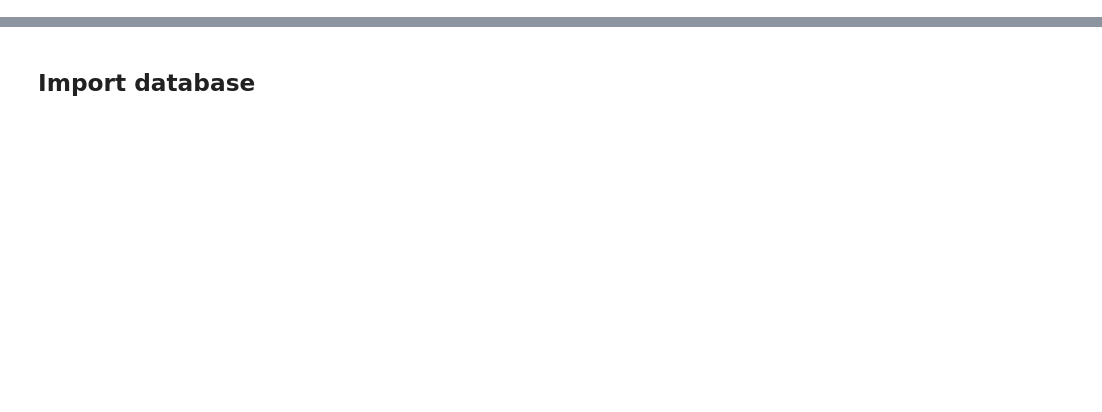
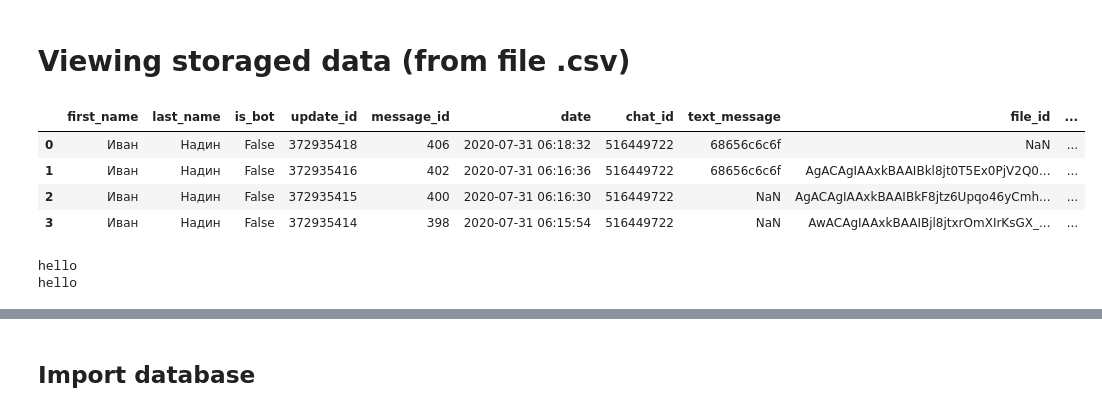
Before and after one commit to Ivan-Nadin/repos, a Jupyter notebook: telebot_db.ipynb, the cells around one changed output, grey strips where cells are left out. Saved outputs shown, nothing was run; the diff lists cells and outputs as text; code cells hidden in the pictures; blank space fills up the shorter version.

```diff
--- a/telebot_db.ipynb
+++ b/telebot_db.ipynb
@@ -11,0 +19,18 @@ from pydub import AudioSegment
+# %% [markdown]
+# Viewing storaged data (from file .csv)
+# %%
+df_storage=pd.read_csv(file_path_csv,sep='|',engine='python')
+df_storage.head()
+# %% [output]
+|  | first_name | last_name | is_bot | update_id | message_id | date | chat_id | text_message | file_id | ... |
+| 0 | Иван | Надин | False | 372935418 | 406 | 2020-07-31 06:18:32 | 516449722 | 68656c6c6f | NaN | ... |
+| 1 | Иван | Надин | False | 372935416 | 402 | 2020-07-31 06:16:36 | 516449722 | 68656c6c6f | AgACAgIAAxkBAAIBkl8jt0T5Ex0PjV2Q0... | ... |
+| 2 | Иван | Надин | False | 372935415 | 400 | 2020-07-31 06:16:30 | 516449722 | NaN | AgACAgIAAxkBAAIBkF8jtz6Upqo46yCmh... | ... |
+| 3 | Иван | Надин | False | 372935414 | 398 | 2020-07-31 06:15:54 | 516449722 | NaN | AwACAgIAAxkBAAIBjl8jtxrOmXIrKsGX_... | ... |
+# %%
+# viewing input text_message
+for text  in df_storage[~df_storage['text_message'].isnull()]['text_message']:
+    print(bytes.fromhex(text).decode("utf-8"))
+# %% [output]
+hello
+hello
```
Also changed, not shown: parts of 31 cells of this notebook, 14 other files.
